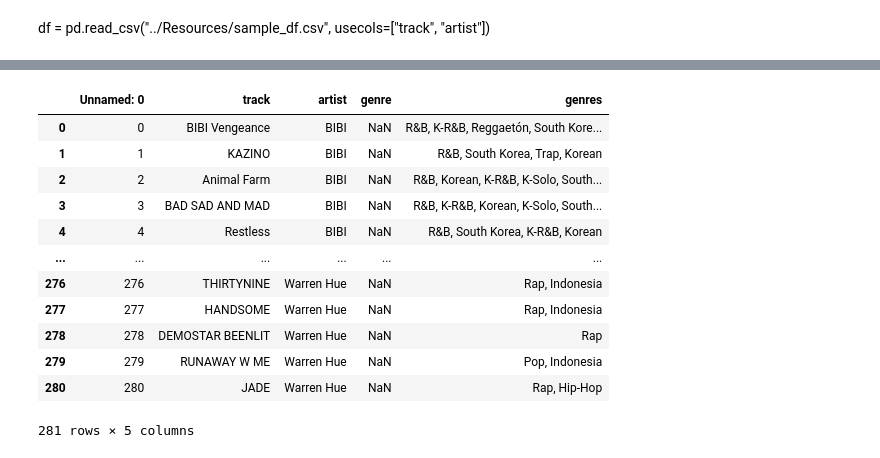
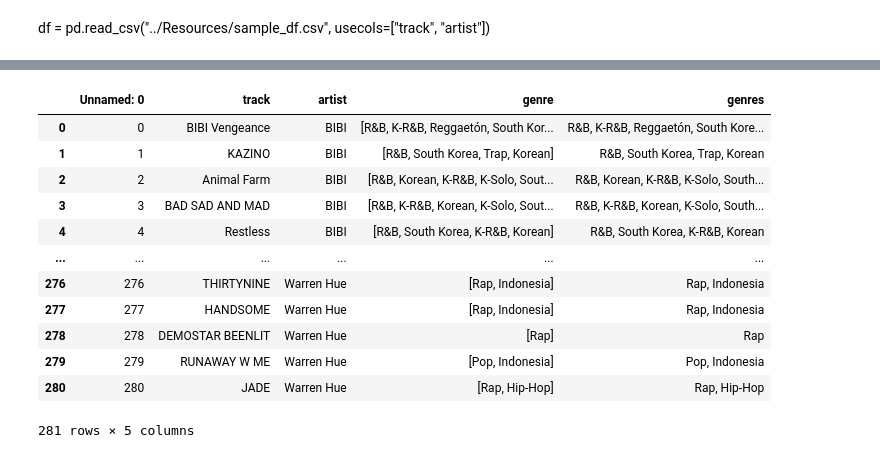
Before and after one commit to jeugenio103/Project-4, a Jupyter notebook: Lyric and Genre Data Collection/DataProcessing.ipynb, the cells around one changed output, grey strips where cells are left out. Drawn from its saved outputs; the diff is of its cells as text; code cells hidden in the pictures.

Commit message:
'optimized genre trial run'

```diff
--- a/Lyric and Genre Data Collection/DataProcessing.ipynb
+++ b/Lyric and Genre Data Collection/DataProcessing.ipynb
@@ -343,24 +301,24 @@ def scrape_genres(artist,song):
 # %%
-genre_data = []
+# genre_data = []
 
-for index, row in sample_df.iterrows():
+# for index, row in sample_df.iterrows():
 
-    artist = row['artist'].replace(' ','-')
-    song = row['track'].replace(' ','-')
+#     artist = row['artist'].replace(' ','-')
+#     song = row['track'].replace(' ','-')
 
-    genre_tags = scrape_genres(artist,song)
+#     genre_tags = scrape_genres(artist,song)
 
-    # Append the genre tags to the list
-    genre_data.append(genre_tags)
+#     # Append the genre tags to the list
+#     genre_data.append(genre_tags)
 
-# Add the genre_tags_list to the dataframe as a new column 'genre_tags'
-sample_df['genres'] = genre_data
+# # Add the genre_tags_list to the dataframe as a new column 'genre_tags'
+# sample_df['genres'] = genre_data
 # %%
 # sample_df
 # %%
 # sample_df.to_csv('../Resources/sample_df.csv', sep=',')
 # %%
-test_df = pd.read_csv('../Resources/sample_df.csv')
+test_df = pd.read_csv('../Resources/sample_df.csv', usecols=["track", "artist"])
 # %% [markdown]
 df = pd.read_csv("../Resources/sample_df.csv", usecols=["track", "artist"])
 # %%
@@ -384,17 +342 @@ test = scrape_genres(test_df)
 #35 mins to run
-# %%
-test
-# %% [output]
-|  | Unnamed: 0 | track | artist | genre | genres |
-| 0 | 0 | BIBI Vengeance | BIBI | NaN | R&B, K-R&B, Reggaetón, South Kore... |
-| 1 | 1 | KAZINO | BIBI | NaN | R&B, South Korea, Trap, Korean |
-| 2 | 2 | Animal Farm | BIBI | NaN | R&B, Korean, K-R&B, K-Solo, South... |
-| 3 | 3 | BAD SAD AND MAD | BIBI | NaN | R&B, K-R&B, Korean, K-Solo, South... |
-| 4 | 4 | Restless | BIBI | NaN | R&B, South Korea, K-R&B, Korean |
-| ... | ... | ... | ... | ... | ... |
-| 276 | 276 | THIRTYNINE | Warren Hue | NaN | Rap, Indonesia |
-| 277 | 277 | HANDSOME | Warren Hue | NaN | Rap, Indonesia |
-| 278 | 278 | DEMOSTAR BEENLIT | Warren Hue | NaN | Rap |
-| 279 | 279 | RUNAWAY W ME | Warren Hue | NaN | Pop, Indonesia |
-| 280 | 280 | JADE | Warren Hue | NaN | Rap, Hip-Hop |
-281 rows × 5 columns
@@ -401 +368,32 @@ test
+# %%
+data = []
+
+for index, row in test_df.iterrows():
+
+    artist = row['artist'].replace(' ','-')
+    song = row['track'].replace(' ','-')
+
+    genre_tags = get_genre_two(artist,song)
+
+    # Append the genre tags to the list
+    data.append(genre_tags)
+
+# Add the genre_tags_list to the dataframe as a new column 'genre_tags'
+test_df['genre'] = data
+# %%
+test_df
+# %% [output]
+|  | Unnamed: 0 | track | artist | genre | genres |
+| 0 | 0 | BIBI Vengeance | BIBI | [R&B, K-R&B, Reggaetón, South Kor... | R&B, K-R&B, Reggaetón, South Kore... |
+| 1 | 1 | KAZINO | BIBI | [R&B, South Korea, Trap, Korean] | R&B, South Korea, Trap, Korean |
+| 2 | 2 | Animal Farm | BIBI | [R&B, Korean, K-R&B, K-Solo, Sout... | R&B, Korean, K-R&B, K-Solo, South... |
+| 3 | 3 | BAD SAD AND MAD | BIBI | [R&B, K-R&B, Korean, K-Solo, Sout... | R&B, K-R&B, Korean, K-Solo, South... |
+| 4 | 4 | Restless | BIBI | [R&B, South Korea, K-R&B, Korean] | R&B, South Korea, K-R&B, Korean |
+| ... | ... | ... | ... | ... | ... |
+| 276 | 276 | THIRTYNINE | Warren Hue | [Rap, Indonesia] | Rap, Indonesia |
+| 277 | 277 | HANDSOME | Warren Hue | [Rap, Indonesia] | Rap, Indonesia |
+| 278 | 278 | DEMOSTAR BEENLIT | Warren Hue | [Rap] | Rap |
+| 279 | 279 | RUNAWAY W ME | Warren Hue | [Pop, Indonesia] | Pop, Indonesia |
+| 280 | 280 | JADE | Warren Hue | [Rap, Hip-Hop] | Rap, Hip-Hop |
+281 rows × 5 columns
 # %%
```
Also changed, not shown: parts of 12 cells of this notebook, 2 other files.
